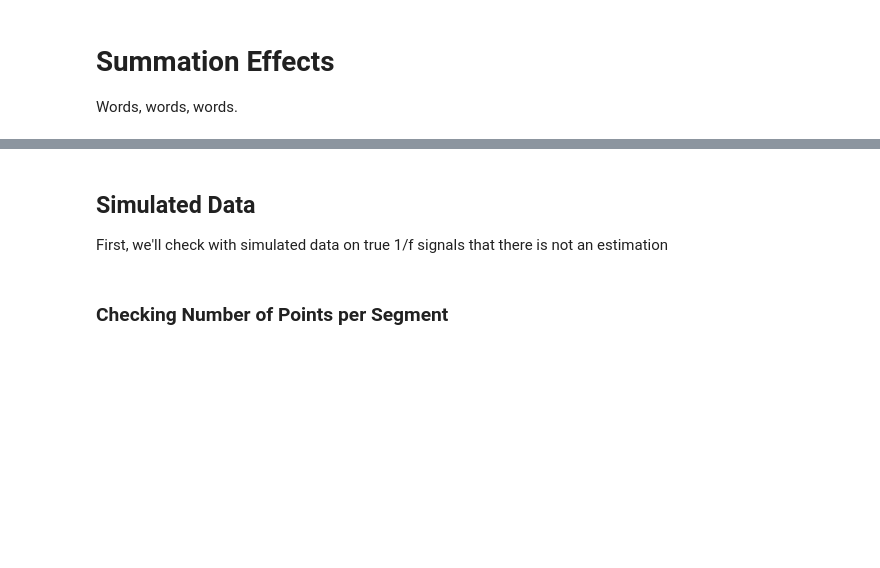
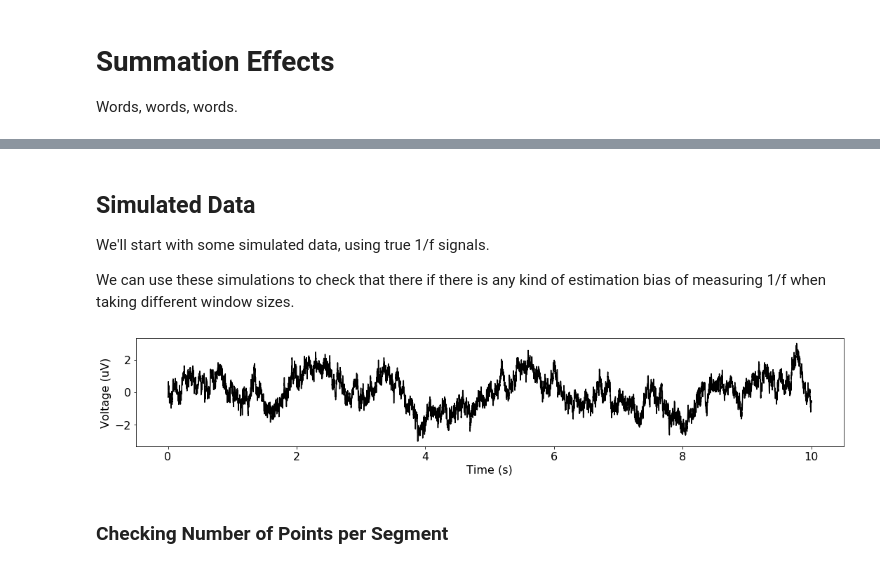
Before and after one commit to TomDonoghue/FieldExplorations, a Jupyter notebook: SummationSims.ipynb, the cells around one changed output, grey strips where cells are left out. Saved outputs shown, nothing was run; the diff lists cells and outputs as text; code cells hidden in the pictures; blank space fills up the shorter version.

Commit message:
update summation checks

```diff
--- a/SummationSims.ipynb
+++ b/SummationSims.ipynb
@@ -11,11 +78,14 @@ from fooof.plts import plot_spectra
 # %% [markdown]
 ## Simulated Data
 
-First, we'll check with simulated data on true 1/f signals that there is not an estimation
+We'll start with some simulated data, using true 1/f signals.
+
+We can use these simulations to check that there if there is any kind of estimation bias of measuring 1/f when taking different window sizes.
 # %%
 # Settings
 n_seconds = 10
 fs = 1000
-exp = -2
+exp = -1.5
 # %%
 sig = sim_powerlaw(n_seconds, fs, exp)
+times = create_times(n_seconds, fs)
@@ -24,2 +92,6 @@ fm = FOOOF(max_n_peaks=0, verbose=False)
+# %%
+plot_time_series(times, sig)
+# %% [output]
+[figure, added]
 # %% [markdown]
 ### Checking Number of Points per Segment
```
Also changed, not shown: parts of 49 cells of this notebook.
